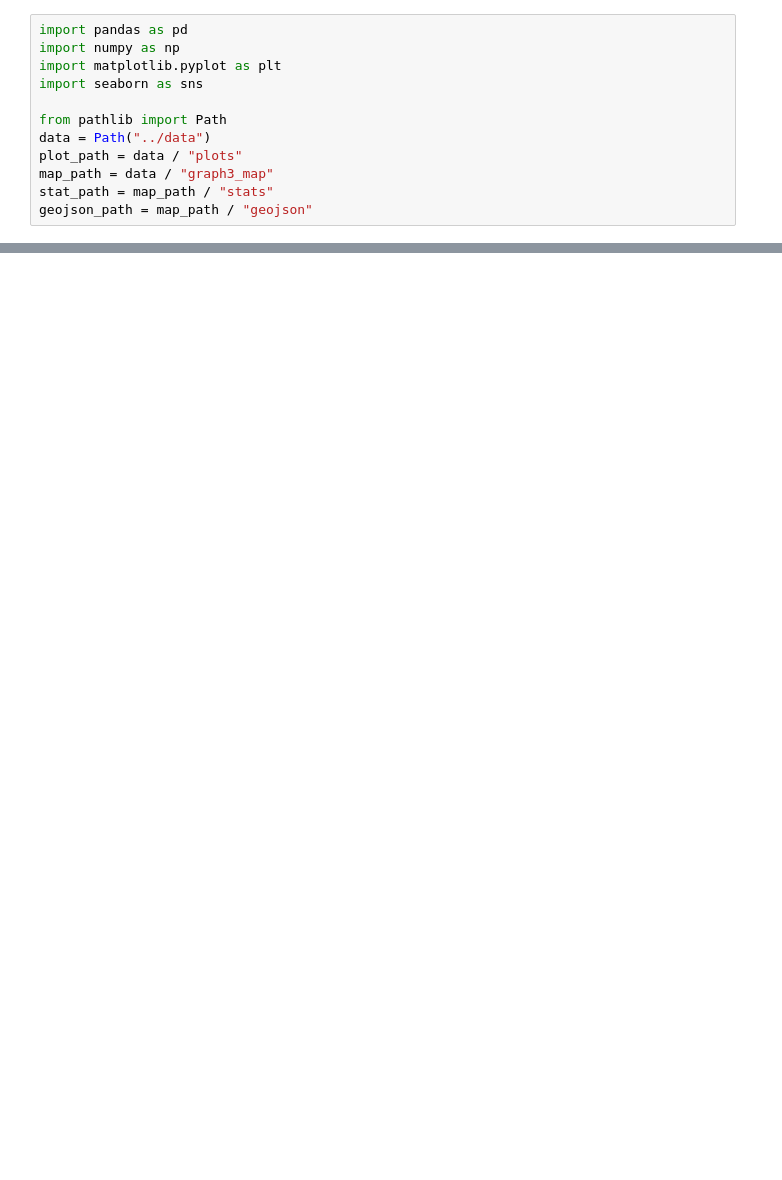
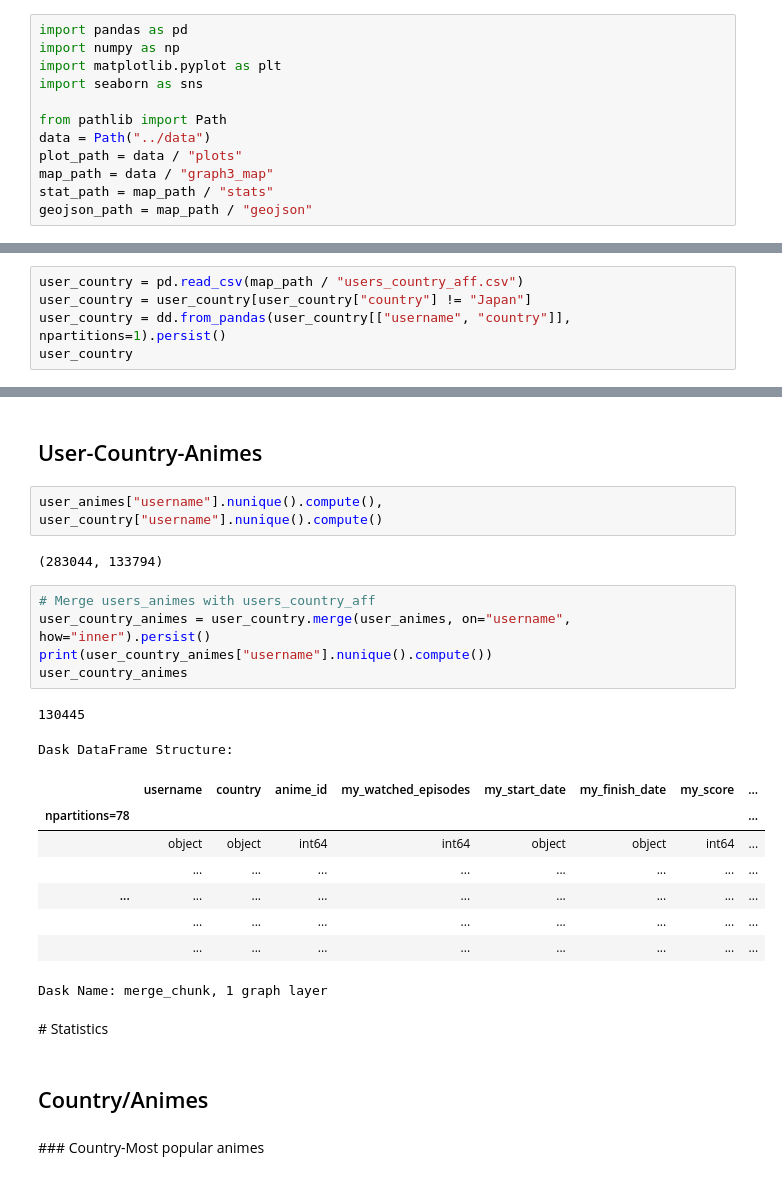
Before and after one commit to com-480-data-visualization/project-2023-vizmoica, a Jupyter notebook: preprocessing/eda_country_stats_2.ipynb, the cells around one changed output, grey strips where cells are left out. Drawn from its saved outputs; the diff is of its cells as text; blank space fills up the shorter version.

```diff
--- a/preprocessing/eda_country_stats_2.ipynb
+++ b/preprocessing/eda_country_stats_2.ipynb
@@ -404,0 +19,5 @@ Name: my_tags, dtype: object
+# %%
+user_country = pd.read_csv(map_path / "users_country_aff.csv")
+user_country = user_country[user_country["country"] != "Japan"]
+user_country = dd.from_pandas(user_country[["username", "country"]], npartitions=1).persist()
+user_country
@@ -404,0 +84,28 @@ Name: my_tags, dtype: object
+# %% [markdown]
+## User-Country-Animes
+# %%
+user_animes["username"].nunique().compute(), user_country["username"].nunique().compute()
+# %% [output]
+(283044, 133794)
+# %%
+# Merge users_animes with users_country_aff
+user_country_animes = user_country.merge(user_animes, on="username", how="inner").persist()
+print(user_country_animes["username"].nunique().compute())
+user_country_animes
+# %% [output]
+130445
+Dask DataFrame Structure:
+|  | username | country | anime_id | my_watched_episodes | my_start_date | my_finish_date | my_score | ... |
+| npartitions=78 |  |  |  |  |  |  |  | ... |
+|  | object | object | int64 | int64 | object | object | int64 | ... |
+|  | ... | ... | ... | ... | ... | ... | ... | ... |
+| ... | ... | ... | ... | ... | ... | ... | ... | ... |
+|  | ... | ... | ... | ... | ... | ... | ... | ... |
+|  | ... | ... | ... | ... | ... | ... | ... | ... |
+Dask Name: merge_chunk, 1 graph layer
+# %% [markdown]
+# Statistics
+# %% [markdown]
+## Country/Animes
+# %% [markdown]
+### Country-Most popular animes
```
Also changed, not shown: parts of 73 cells of this notebook, 7 other files.
